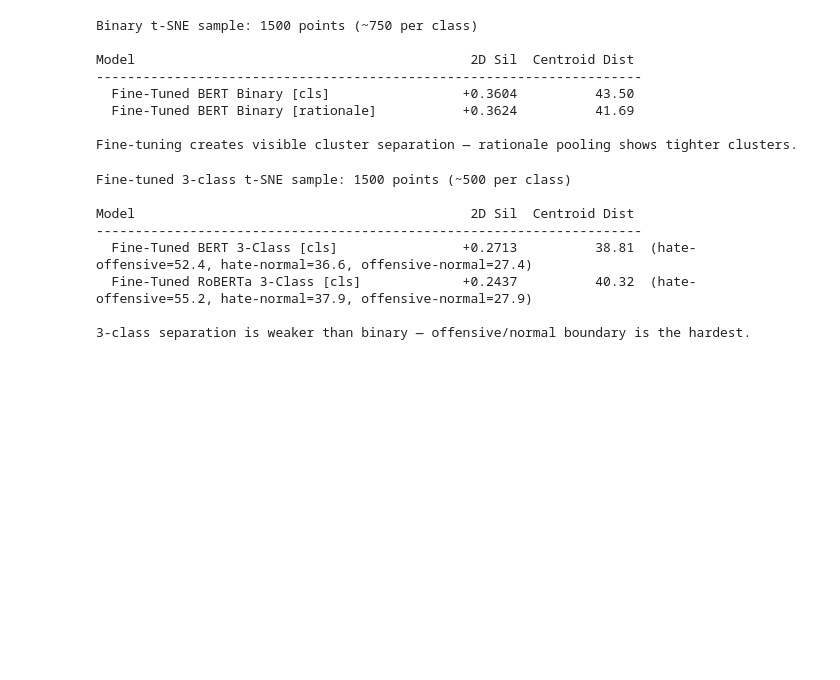
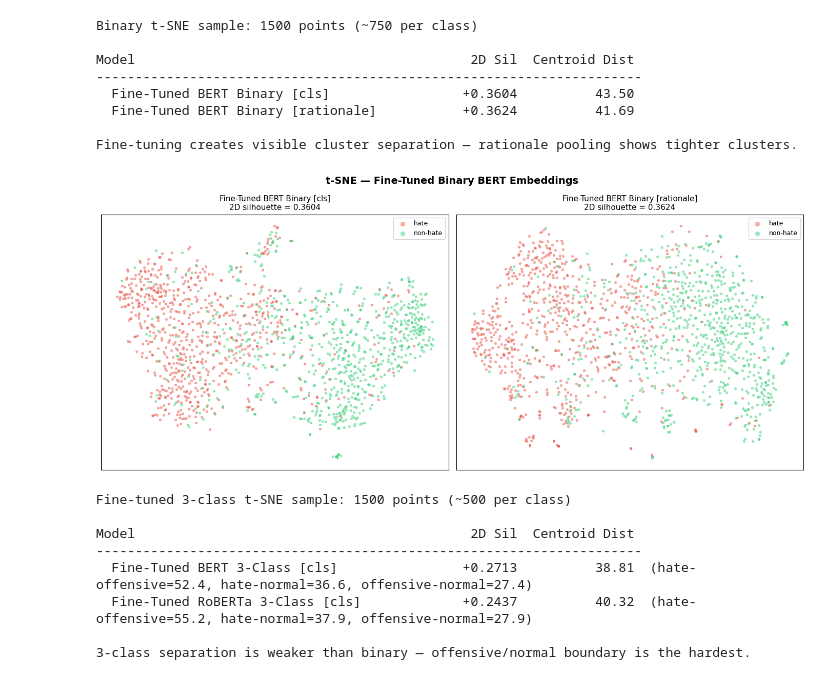
Before and after one commit to smubia-projects/dap-ay2526-hate-speech, a Jupyter notebook: embedding-experiments.ipynb, the cells around one changed output. Cells and saved outputs as stored; diff of their text form; code cells hidden in the pictures; blank space fills up the shorter version.

```diff
--- a/embedding-experiments.ipynb
+++ b/embedding-experiments.ipynb
@@ -496,6 +540,37 @@ Model                                           2D Sil  Centroid Dist
   Fine-Tuned BERT Binary [rationale]           +0.3624          41.69
 
 Fine-tuning creates visible cluster separation — rationale pooling shows tighter clusters.
+# %%
+# ── t-SNE scatter plots: Fine-tuned binary BERT ──────────────────────────────
+COLORS_2 = {0: '#e74c3c', 1: '#2ecc71'}  # hate=red, non-hate=green
+
+fig, axes = plt.subplots(1, 2, figsize=(14, 6))
+
+tsne_bin_plot = TSNE(n_components=2, random_state=42, perplexity=30, max_iter=1000)
+
+for ax, pooling in zip(axes, ['cls', 'rationale']):
+    X_sub = get_arrays('bert-binary', pooling)['X_train'][tsne_idx_bin]
+    y_sub = get_arrays('bert-binary', pooling)['y_train'][tsne_idx_bin]
+    display = DISPLAY_NAMES[('bert-binary', pooling)]
+
+    X_2d = tsne_bin_plot.fit_transform(X_sub)
+    sil_2d = silhouette_score(X_2d, y_sub)
+
+    for c in sorted(np.unique(y_sub)):
+        mask = y_sub == c
+        ax.scatter(X_2d[mask, 0], X_2d[mask, 1],
+                   c=COLORS_2[c], label=LABEL_MAP_2[c], alpha=0.4, s=8)
+
+    ax.set_title(f"{display}\n2D silhouette = {sil_2d:.4f}", fontsize=11)
+    ax.legend(fontsize=9, markerscale=2)
+    ax.set_xticks([])
+    ax.set_yticks([])
+
+fig.suptitle("t-SNE — Fine-Tuned Binary BERT Embeddings", fontsize=14, fontweight='bold')
+plt.tight_layout()
+plt.show()
+# %% [output]
+[figure, added]
 # %%
 # ── t-SNE: Fine-tuned 3-class models — text summary ──────────────────────────
 TSNE_SAMPLE_FT = 1500
```
Also changed, not shown: parts of 3 cells of this notebook, 27 other files.
